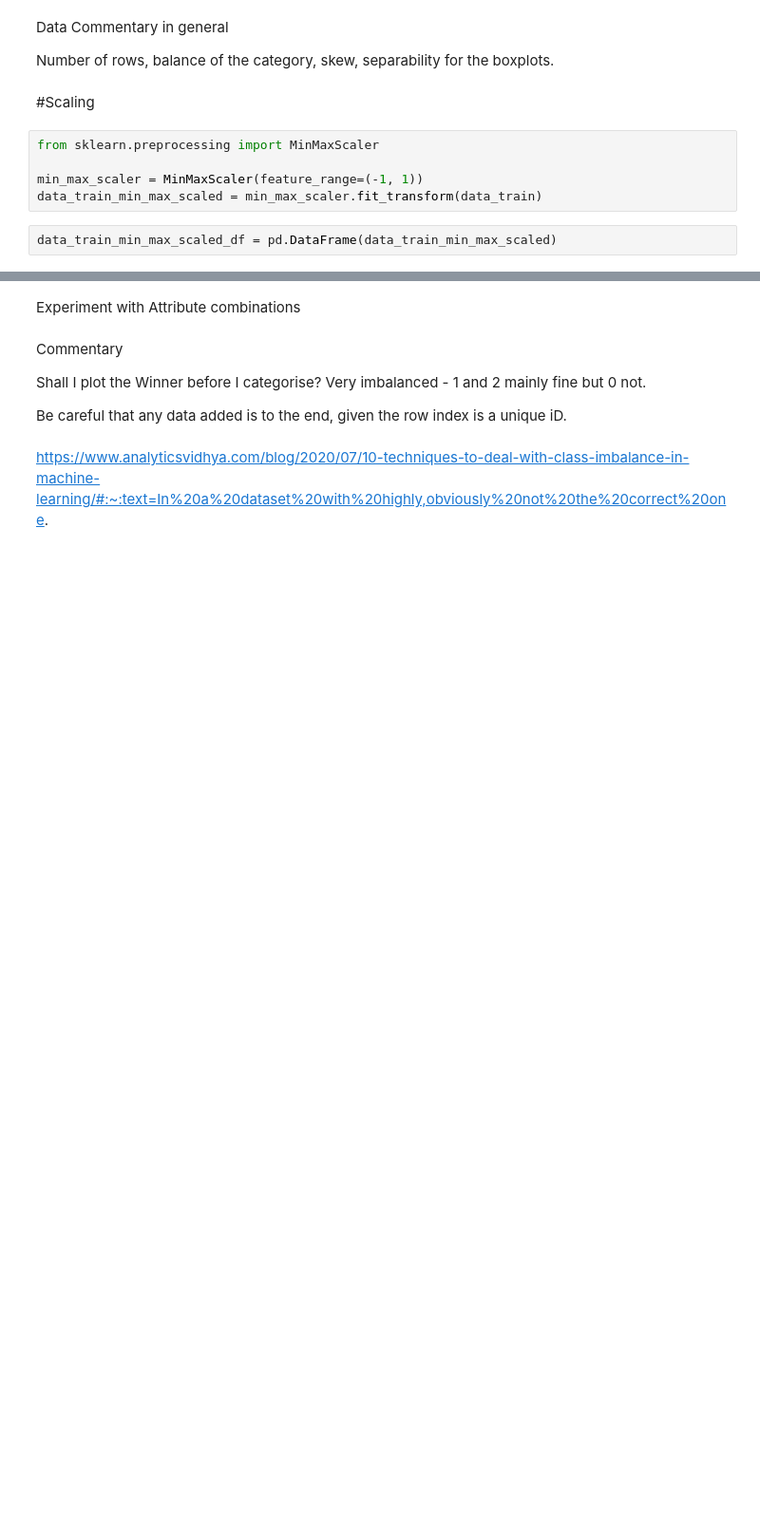
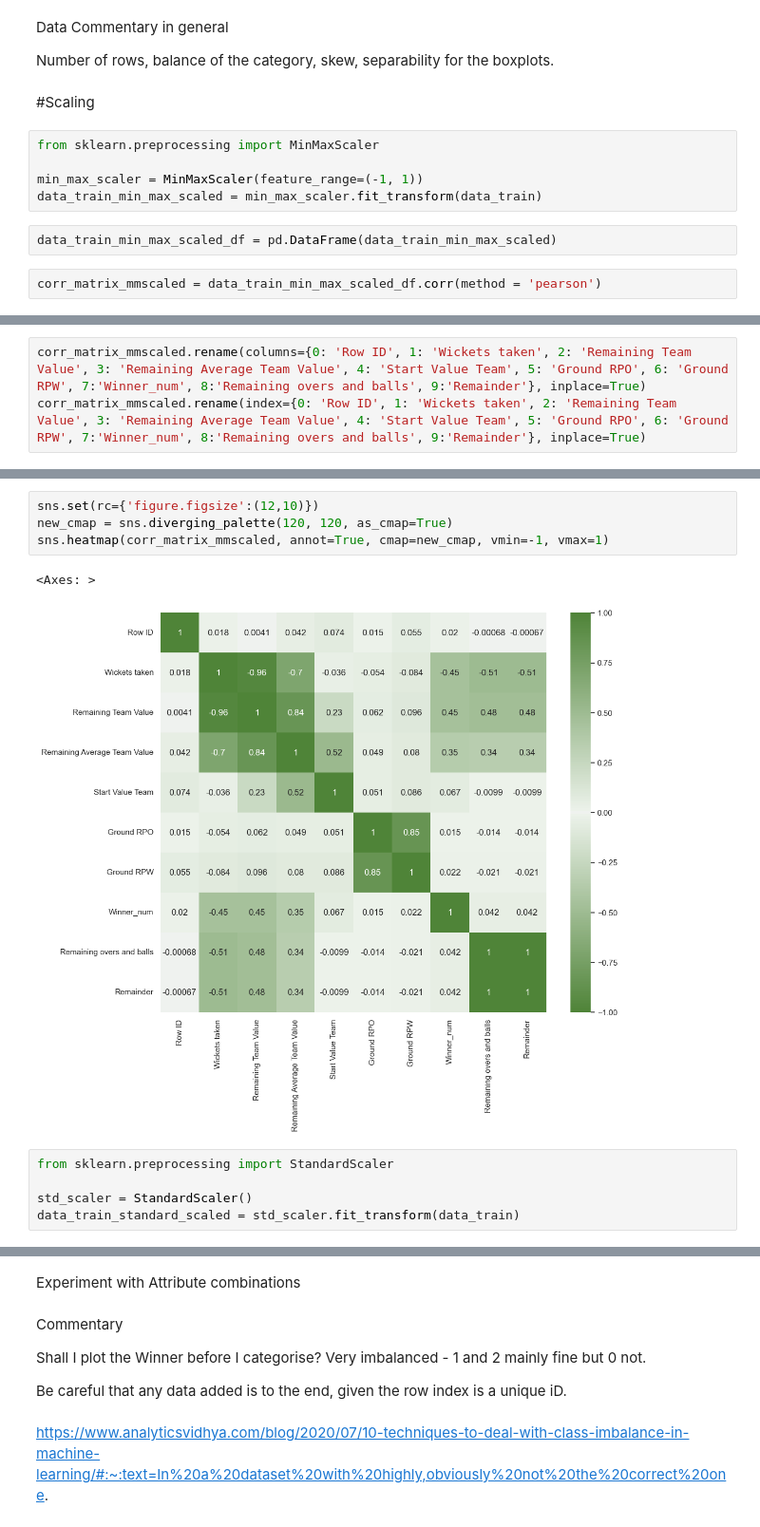
Before and after one commit to Swalke20/DLS_Project, a Jupyter notebook: Project_visualisation.ipynb, the cells around one changed output, grey strips where cells are left out. Shown at 95% size. Drawn from its saved outputs; the diff is of its cells as text; blank space fills up the shorter version.

```diff
--- a/Project_visualisation.ipynb
+++ b/Project_visualisation.ipynb
@@ -357,3 +336,5 @@ min_max_scaler = MinMaxScaler(feature_range=(-1, 1))
 data_train_min_max_scaled = min_max_scaler.fit_transform(data_train)
 # %%
 data_train_min_max_scaled_df = pd.DataFrame(data_train_min_max_scaled)
+# %%
+corr_matrix_mmscaled = data_train_min_max_scaled_df.corr(method = 'pearson')
@@ -359,0 +355,3 @@ data_train_min_max_scaled_df = pd.DataFrame(data_train_min_max_scaled)
+# %%
+corr_matrix_mmscaled.rename(columns={0: 'Row ID', 1: 'Wickets taken', 2: 'Remaining Team Value', 3: 'Remaining Average Team Value', 4: 'Start Value Team', 5: 'Ground RPO', 6: 'Ground RPW', 7:'Winner_num', 8:'Remaining overs and balls', 9:'Remainder'}, inplace=True)
+corr_matrix_mmscaled.rename(index={0: 'Row ID', 1: 'Wickets taken', 2: 'Remaining Team Value', 3: 'Remaining Average Team Value', 4: 'Start Value Team', 5: 'Ground RPO', 6: 'Ground RPW', 7:'Winner_num', 8:'Remaining overs and balls', 9:'Remainder'}, inplace=True)
@@ -359,0 +372,12 @@ data_train_min_max_scaled_df = pd.DataFrame(data_train_min_max_scaled)
+# %%
+sns.set(rc={'figure.figsize':(12,10)})
+new_cmap = sns.diverging_palette(120, 120, as_cmap=True)
+sns.heatmap(corr_matrix_mmscaled, annot=True, cmap=new_cmap, vmin=-1, vmax=1)
+# %% [output]
+<Axes: >
+[figure, added]
+# %%
+from sklearn.preprocessing import StandardScaler
+
+std_scaler = StandardScaler()
+data_train_standard_scaled = std_scaler.fit_transform(data_train)
```
Also changed, not shown: parts of 9 cells of this notebook.
